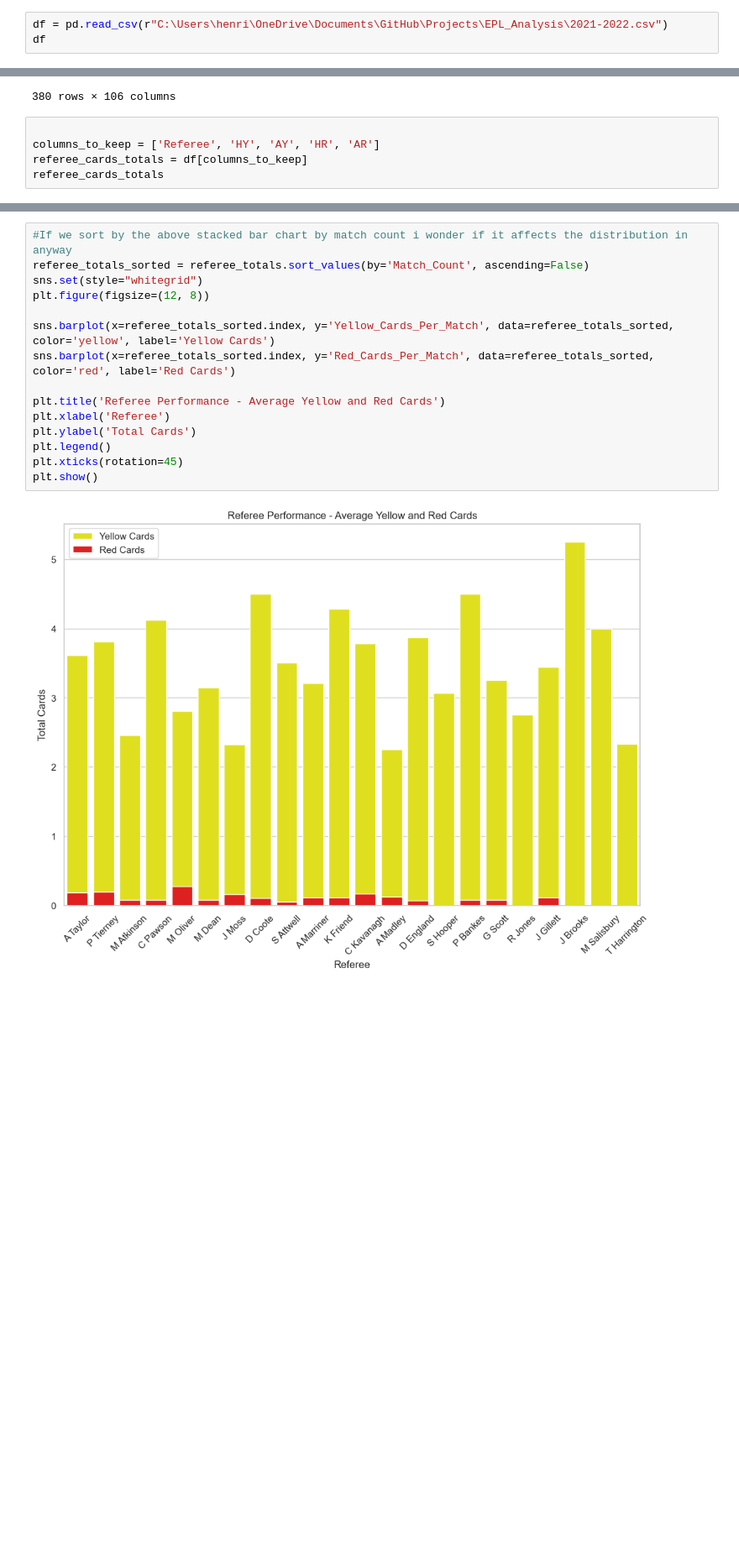
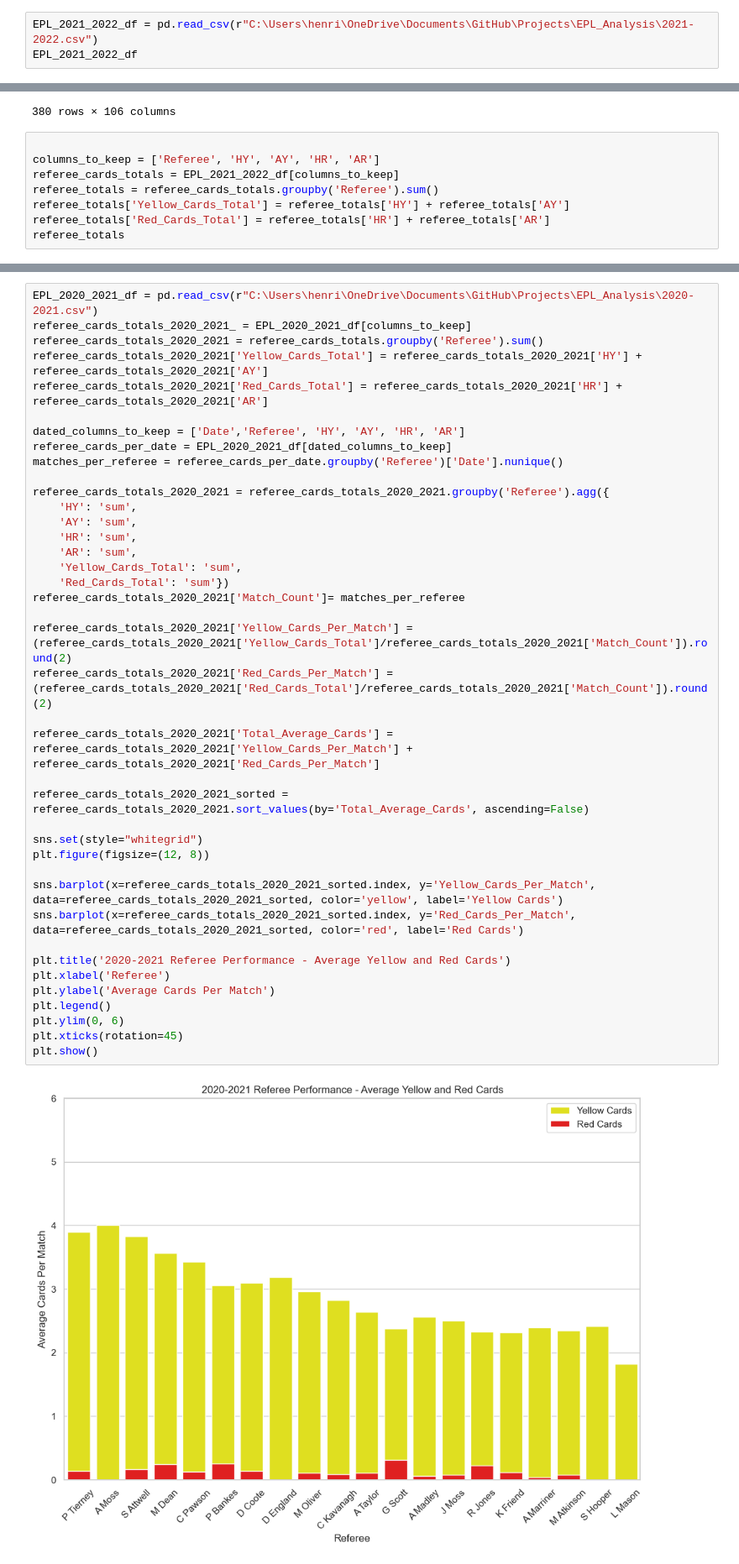
Before and after one commit to HenriRhodes/EPL_Analysis, a Jupyter notebook: EPL-notebook.ipynb, the cells around one changed output, grey strips where cells are left out. Shown at 84% size. Cells and saved outputs as stored; diff of their text form; blank space fills up the shorter version.

```diff
--- a/EPL-notebook.ipynb
+++ b/EPL-notebook.ipynb
@@ -3,8 +3,8 @@ import pandas as pd
 import seaborn as sns
 import matplotlib.pyplot as plt
 # %%
-df = pd.read_csv(r"C:\Users\henri\OneDrive\Documents\GitHub\Projects\EPL_Analysis\2021-2022.csv")
-df
+EPL_2021_2022_df = pd.read_csv(r"C:\Users\henri\OneDrive\Documents\GitHub\Projects\EPL_Analysis\2021-2022.csv")
+EPL_2021_2022_df
 # %% [output]
 |  | Div | Date | Time | HomeTeam | AwayTeam | FTHG | FTAG | FTR | HTHG | HTAG | ... | ... |
 | 0 | E0 | 13/08/2021 | 20:00 | Brentford | Arsenal | 2 | 0 | H | 1 | 0 | ... | ... |
@@ -22,6 +22,9 @@ df
 # %%
 
 columns_to_keep = ['Referee', 'HY', 'AY', 'HR', 'AR']
-referee_cards_totals = df[columns_to_keep]
-referee_cards_totals
+referee_cards_totals = EPL_2021_2022_df[columns_to_keep]
+referee_totals = referee_cards_totals.groupby('Referee').sum()
+referee_totals['Yellow_Cards_Total'] = referee_totals['HY'] + referee_totals['AY']
+referee_totals['Red_Cards_Total'] = referee_totals['HR'] + referee_totals['AR']
+referee_totals
 # %% [output]
@@ -125,17 +130,42 @@ plt.show()
 # %%
-#If we sort by the above stacked bar chart by match count i wonder if it affects the distribution in anyway
-referee_totals_sorted = referee_totals.sort_values(by='Match_Count', ascending=False)
+EPL_2020_2021_df = pd.read_csv(r"C:\Users\henri\OneDrive\Documents\GitHub\Projects\EPL_Analysis\2020-2021.csv")
+referee_cards_totals_2020_2021_ = EPL_2020_2021_df[columns_to_keep]
+referee_cards_totals_2020_2021 = referee_cards_totals.groupby('Referee').sum()
+referee_cards_totals_2020_2021['Yellow_Cards_Total'] = referee_cards_totals_2020_2021['HY'] + referee_cards_totals_2020_2021['AY']
+referee_cards_totals_2020_2021['Red_Cards_Total'] = referee_cards_totals_2020_2021['HR'] + referee_cards_totals_2020_2021['AR']
+
+dated_columns_to_keep = ['Date','Referee', 'HY', 'AY', 'HR', 'AR']
+referee_cards_per_date = EPL_2020_2021_df[dated_columns_to_keep]
+matches_per_referee = referee_cards_per_date.groupby('Referee')['Date'].nunique()
+
+referee_cards_totals_2020_2021 = referee_cards_totals_2020_2021.groupby('Referee').agg({
+    'HY': 'sum',
+    'AY': 'sum',
+    'HR': 'sum',
+    'AR': 'sum',
+    'Yellow_Cards_Total': 'sum',
+    'Red_Cards_Total': 'sum'})
+referee_cards_totals_2020_2021['Match_Count']= matches_per_referee
+
+referee_cards_totals_2020_2021['Yellow_Cards_Per_Match'] = (referee_cards_totals_2020_2021['Yellow_Cards_Total']/referee_cards_totals_2020_2021['Match_Count']).round(2)
+referee_cards_totals_2020_2021['Red_Cards_Per_Match'] = (referee_cards_totals_2020_2021['Red_Cards_Total']/referee_cards_totals_2020_2021['Match_Count']).round(2)
+
+referee_cards_totals_2020_2021['Total_Average_Cards'] = referee_cards_totals_2020_2021['Yellow_Cards_Per_Match'] + referee_cards_totals_2020_2021['Red_Cards_Per_Match']
+
+referee_cards_totals_2020_2021_sorted = referee_cards_totals_2020_2021.sort_values(by='Total_Average_Cards', ascending=False)
+
 sns.set(style="whitegrid")
 plt.figure(figsize=(12, 8))
 
-sns.barplot(x=referee_totals_sorted.index, y='Yellow_Cards_Per_Match', data=referee_totals_sorted, color='yellow', label='Yellow Cards')
-sns.barplot(x=referee_totals_sorted.index, y='Red_Cards_Per_Match', data=referee_totals_sorted, color='red', label='Red Cards')
+sns.barplot(x=referee_cards_totals_2020_2021_sorted.index, y='Yellow_Cards_Per_Match', data=referee_cards_totals_2020_2021_sorted, color='yellow', label='Yellow Cards')
+sns.barplot(x=referee_cards_totals_2020_2021_sorted.index, y='Red_Cards_Per_Match', data=referee_cards_totals_2020_2021_sorted, color='red', label='Red Cards')
 
-plt.title('Referee Performance - Average Yellow and Red Cards')
+plt.title('2020-2021 Referee Performance - Average Yellow and Red Cards')
 plt.xlabel('Referee')
-plt.ylabel('Total Cards')
+plt.ylabel('Average Cards Per Match')
 plt.legend()
+plt.ylim(0, 6)
 plt.xticks(rotation=45)
 plt.show()
 # %% [output]
-[figure, old version]
+[figure, new version]
```
Also changed, not shown: parts of 5 cells of this notebook.
